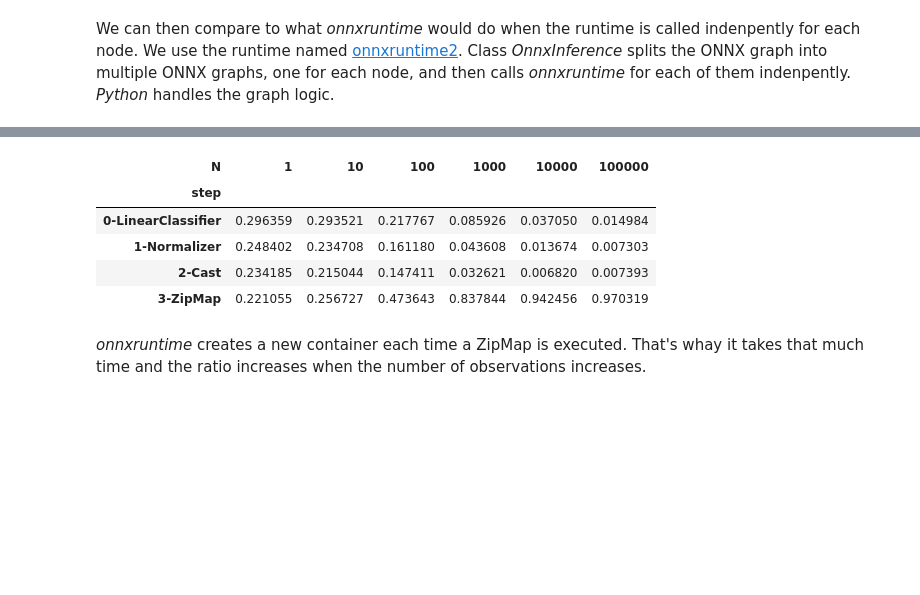
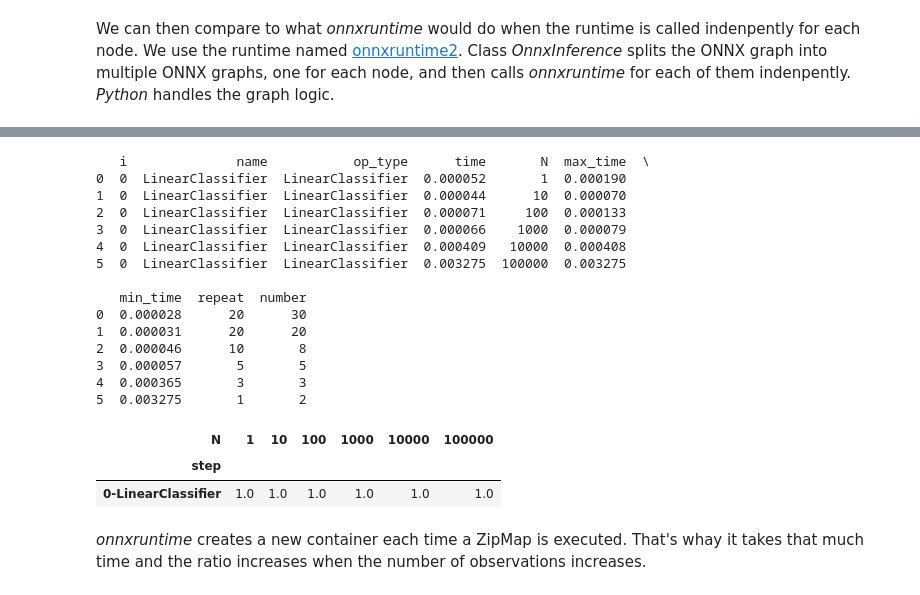
Before and after one commit to sdpython/mlprodict, a Jupyter notebook: _doc/notebooks/onnx_node_time.ipynb, the cells around one changed output, grey strips where cells are left out. Saved outputs shown, nothing was run; the diff lists cells and outputs as text; code cells hidden in the pictures; blank space fills up the shorter version.

```diff
--- a/_doc/notebooks/onnx_node_time.ipynb
+++ b/_doc/notebooks/onnx_node_time.ipynb
@@ -199,3 +198,10 @@ We can then compare to what *onnxruntime* would do when the runtime is called in
 res = list(enumerate_validated_operator_opsets(
             verbose=0, models={"LogisticRegression"}, opset_min=12,
             runtime='onnxruntime2', debug=False, node_time=True))
+# %%
+res0 = None
+for i, r in enumerate(res):
+    if "available-ERROR" in r:
+        print(i, str(r['available-ERROR']).split("\n")[0])
+    elif res0 is None:
+        res0 = r
@@ -202,20 +217,33 @@ res = list(enumerate_validated_operator_opsets(
 # %%
 if '_6ort_run_batch_exc' in res[0]:
     m = "Something went wrong.", res[0]['_6ort_run_batch_exc']
 else:
-    df = pandas.DataFrame(res[0]['bench-batch'])
+    df = pandas.DataFrame(res0['bench-batch'])
+    print(df)
     df['step'] = df.apply(lambda row: '{}-{}'.format(row['i'], row["name"]), axis=1)
     piv = df.pivot('step', 'N', 'time')
     total = piv.sum(axis=0)
     m = piv / total
 m
 # %% [output]
+   i              name           op_type      time       N  max_time  \
+0  0  LinearClassifier  LinearClassifier  0.000052       1  0.000190
+1  0  LinearClassifier  LinearClassifier  0.000044      10  0.000070
+2  0  LinearClassifier  LinearClassifier  0.000071     100  0.000133
+3  0  LinearClassifier  LinearClassifier  0.000066    1000  0.000079
+4  0  LinearClassifier  LinearClassifier  0.000409   10000  0.000408
+5  0  LinearClassifier  LinearClassifier  0.003275  100000  0.003275
+
+   min_time  repeat  number
+0  0.000028      20      30
+1  0.000031      20      20
+2  0.000046      10       8
+3  0.000057       5       5
+4  0.000365       3       3
+5  0.003275       1       2
 | N | 1 | 10 | 100 | 1000 | 10000 | 100000 |
 | step |  |  |  |  |  |  |
-| 0-LinearClassifier | 0.296359 | 0.293521 | 0.217767 | 0.085926 | 0.037050 | 0.014984 |
-| 1-Normalizer | 0.248402 | 0.234708 | 0.161180 | 0.043608 | 0.013674 | 0.007303 |
-| 2-Cast | 0.234185 | 0.215044 | 0.147411 | 0.032621 | 0.006820 | 0.007393 |
-| 3-ZipMap | 0.221055 | 0.256727 | 0.473643 | 0.837844 | 0.942456 | 0.970319 |
+| 0-LinearClassifier | 1.0 | 1.0 | 1.0 | 1.0 | 1.0 | 1.0 |
 # %% [markdown]
 *onnxruntime* creates a new container each time a ZipMap is executed. That's whay it takes that much time and the ratio increases when the number of observations increases.
 # %% [markdown]
```
Also changed, not shown: parts of 26 cells of this notebook, 28 other files.
